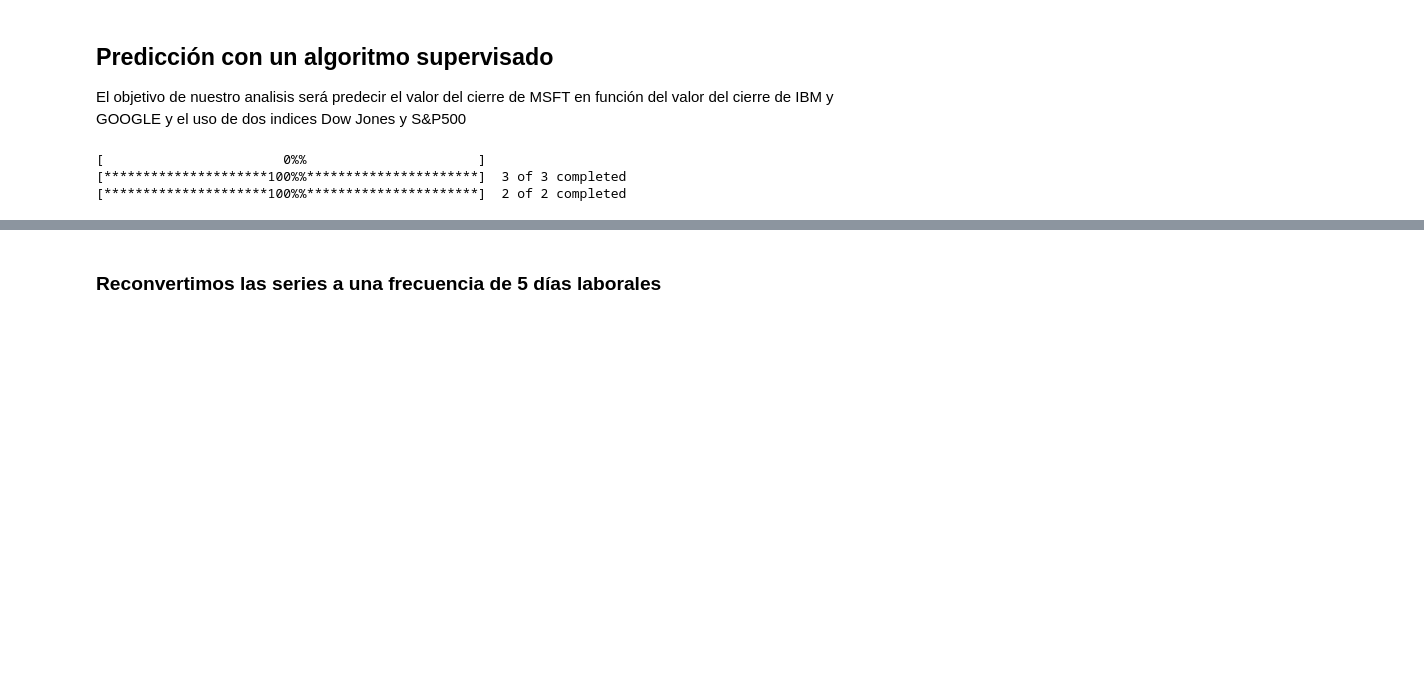
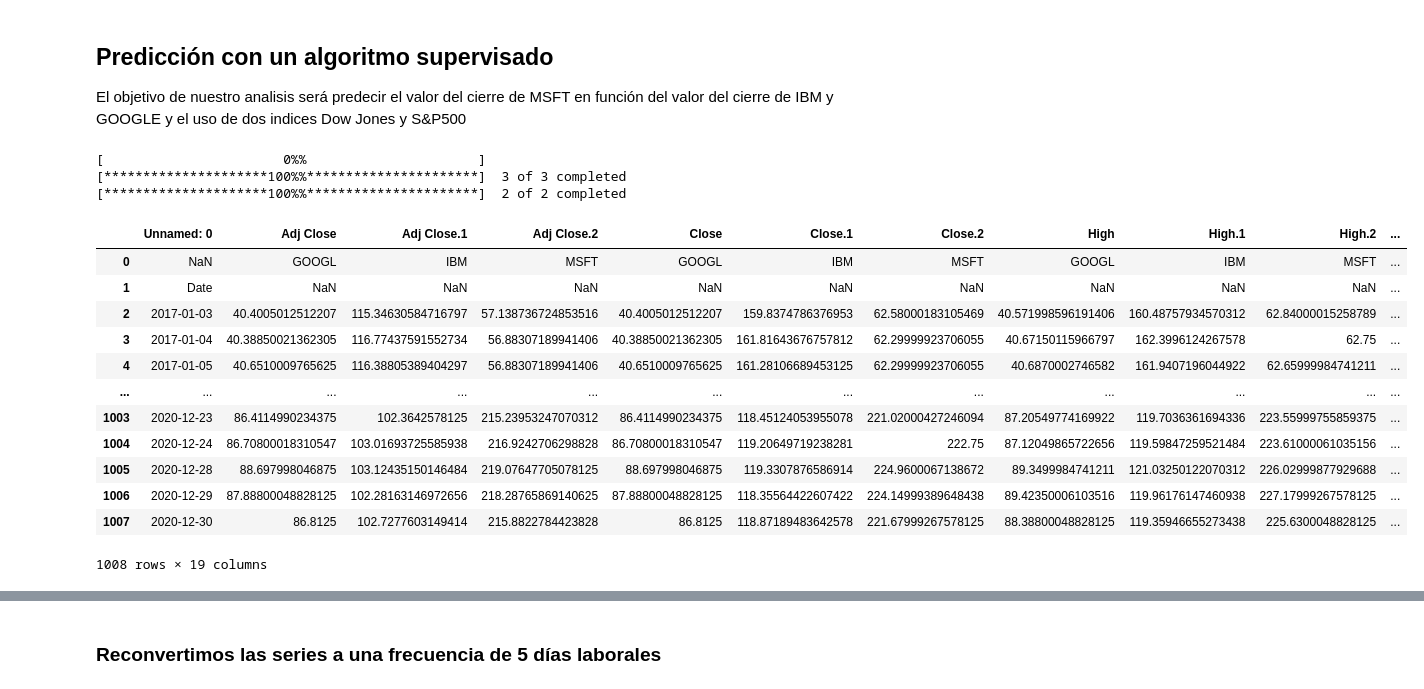
Before and after one commit to wisaaco/TxADM, a Jupyter notebook: notebooks/Part2/03_MachineLearningNotes/04_Regression.ipynb, the cells around one changed output, grey strips where cells are left out. Saved outputs shown, nothing was run; the diff lists cells and outputs as text; code cells hidden in the pictures; blank space fills up the shorter version.

```diff
--- a/notebooks/Part2/03_MachineLearningNotes/04_Regression.ipynb
+++ b/notebooks/Part2/03_MachineLearningNotes/04_Regression.ipynb
@@ -323,3 +362,20 @@ idx_data.to_csv("idx_data.csv")
 # %% [output]
 [                       0%%                      ][*********************100%%**********************]  3 of 3 completed
 [*********************100%%**********************]  2 of 2 completed
+# %%
+data = pd.read_csv("Stickers.csv")
+data
+# %% [output]
+|  | Unnamed: 0 | Adj Close | Adj Close.1 | Adj Close.2 | Close | Close.1 | Close.2 | High | High.1 | High.2 | ... |
+| 0 | NaN | GOOGL | IBM | MSFT | GOOGL | IBM | MSFT | GOOGL | IBM | MSFT | ... |
+| 1 | Date | NaN | NaN | NaN | NaN | NaN | NaN | NaN | NaN | NaN | ... |
+| 2 | 2017-01-03 | 40.4005012512207 | 115.34630584716797 | 57.138736724853516 | 40.4005012512207 | 159.8374786376953 | 62.58000183105469 | 40.571998596191406 | 160.48757934570312 | 62.84000015258789 | ... |
+| 3 | 2017-01-04 | 40.38850021362305 | 116.77437591552734 | 56.88307189941406 | 40.38850021362305 | 161.81643676757812 | 62.29999923706055 | 40.67150115966797 | 162.3996124267578 | 62.75 | ... |
+| 4 | 2017-01-05 | 40.6510009765625 | 116.38805389404297 | 56.88307189941406 | 40.6510009765625 | 161.28106689453125 | 62.29999923706055 | 40.6870002746582 | 161.9407196044922 | 62.65999984741211 | ... |
+| ... | ... | ... | ... | ... | ... | ... | ... | ... | ... | ... | ... |
+| 1003 | 2020-12-23 | 86.4114990234375 | 102.3642578125 | 215.23953247070312 | 86.4114990234375 | 118.45124053955078 | 221.02000427246094 | 87.20549774169922 | 119.7036361694336 | 223.55999755859375 | ... |
+| 1004 | 2020-12-24 | 86.70800018310547 | 103.01693725585938 | 216.9242706298828 | 86.70800018310547 | 119.20649719238281 | 222.75 | 87.12049865722656 | 119.59847259521484 | 223.61000061035156 | ... |
+| 1005 | 2020-12-28 | 88.697998046875 | 103.12435150146484 | 219.07647705078125 | 88.697998046875 | 119.3307876586914 | 224.9600067138672 | 89.3499984741211 | 121.03250122070312 | 226.02999877929688 | ... |
+| 1006 | 2020-12-29 | 87.88800048828125 | 102.28163146972656 | 218.28765869140625 | 87.88800048828125 | 118.35564422607422 | 224.14999389648438 | 89.42350006103516 | 119.96176147460938 | 227.17999267578125 | ... |
+| 1007 | 2020-12-30 | 86.8125 | 102.7277603149414 | 215.8822784423828 | 86.8125 | 118.87189483642578 | 221.67999267578125 | 88.38800048828125 | 119.35946655273438 | 225.6300048828125 | ... |
+1008 rows × 19 columns
```
Also changed, not shown: parts of 13 cells of this notebook, 7 other files.
